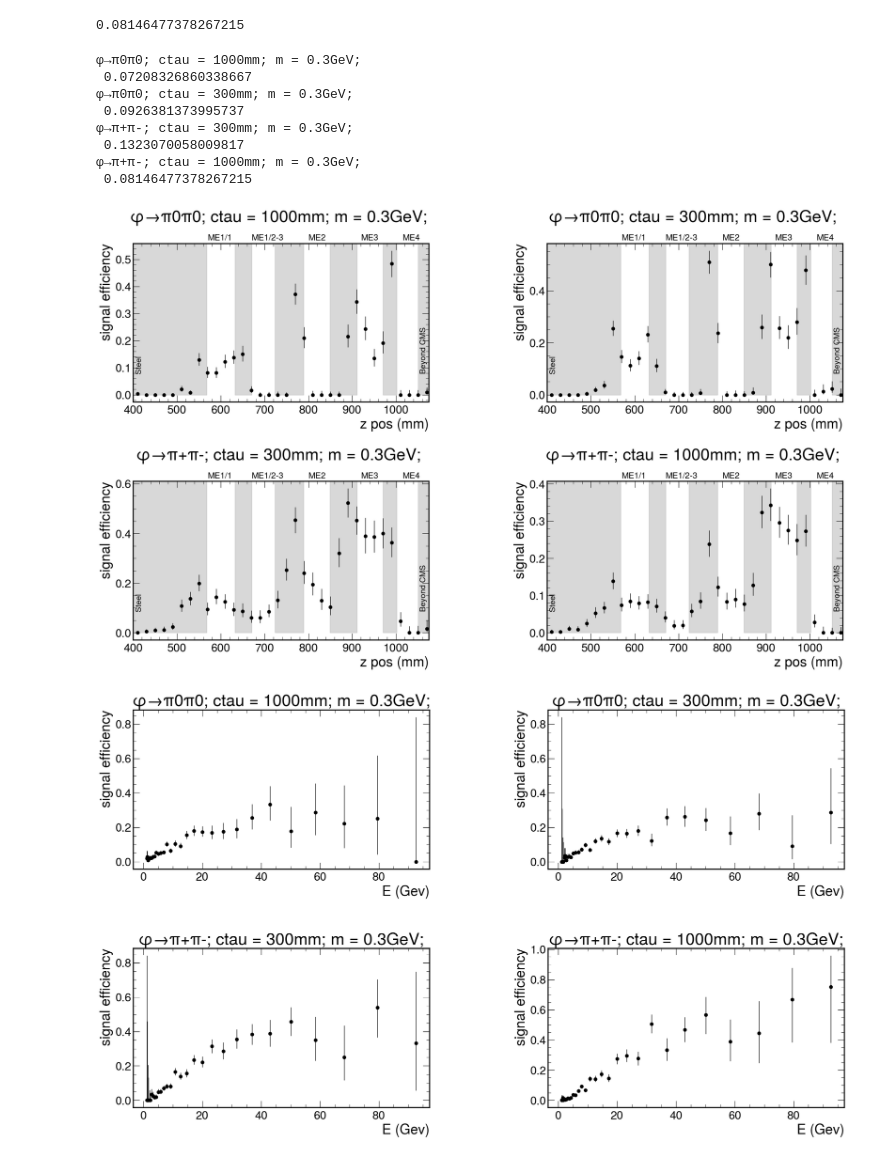
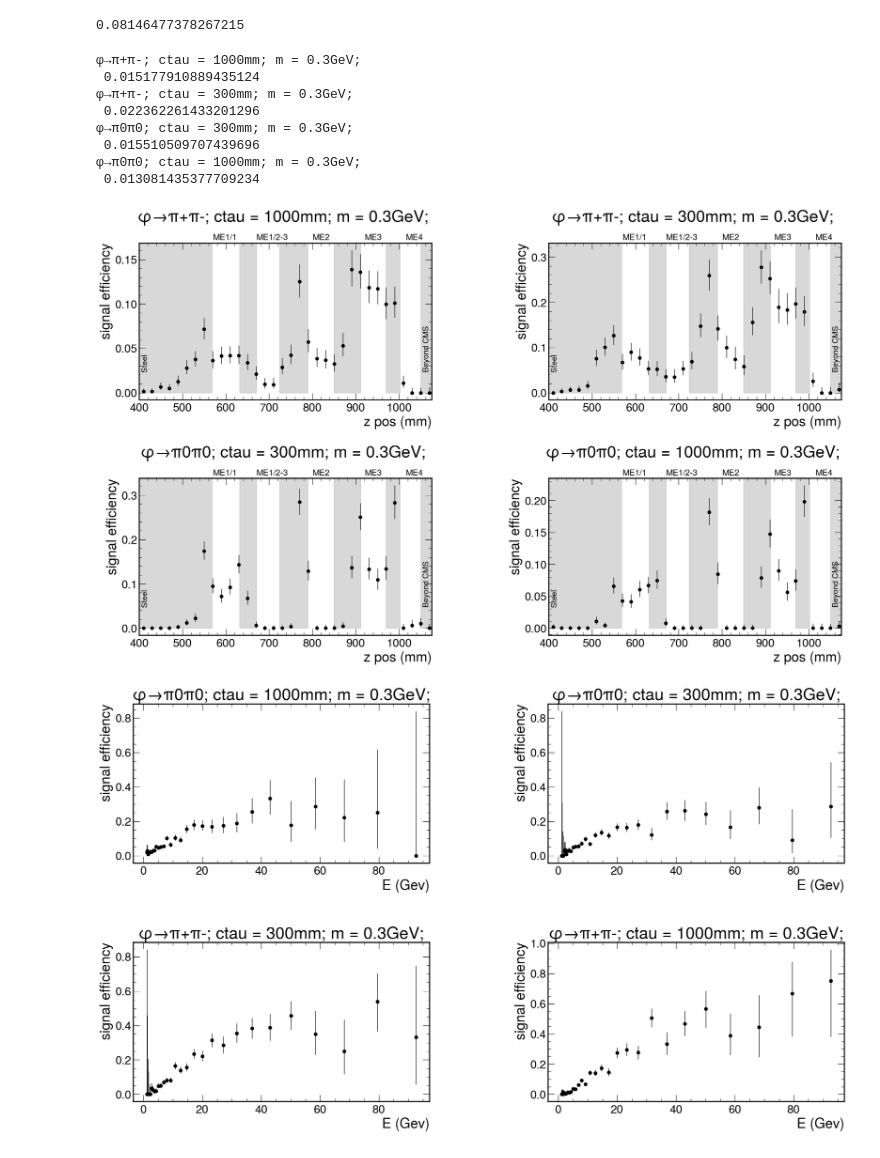
Before and after one commit to arhayrap/BToPhiK_py, a Jupyter notebook: plotter.ipynb, the cells around one changed output. Drawn from its saved outputs; the diff is of its cells as text; code cells hidden in the pictures.

```diff
--- a/plotter.ipynb
+++ b/plotter.ipynb
@@ -129,0 +123,30 @@ plt.show()
+# %%
+key = 'PhiToPi0Pi0_mPhi1p0_ctau300'
+
+fig, ax = plt.subplots(1,1, figsize = (a*16,a*9))
+
+s = ''
+if 'PiPlusPiMinus' in key:
+    s+='φ→π+π-; '
+if 'Pi0Pi0' in key:
+    s+='φ→π0π0; '
+
+if 'ctau1000' in key:
+    s+='ctau = 100cm; '
+if 'ctau300' in key:
+    s+='ctau = 30cm; '
+
+if '0p3' in key:
+    s+='m = 0.3GeV'
+if '1p0' in key:
+    s+='m = 1.0GeV'
+
+ax.plot(out[key]['ctau_list'], out[key]['br'], label = '[CSC]')
+
+plt.title(s)
+plt.xscale("log")
+plt.yscale("log")
+plt.xlabel("ctau (cm)")
+plt.ylabel("BR")
+plt.legend()
+plt.show()
@@ -130,11 +155,13 @@ plt.show()
 # %%
-datasets = list(fileset.keys())
+#datasets = list(fileset.keys())
 
 for dataset in datasets:
     print(dataset)
+    i = 1
     for key in out[dataset]:
         if key.startswith('numEvents_'):# and ('NStation10' not in key):
             print(f"{key[10:]}, {out[dataset][key]}")
+            i+=1
             #print(f"{out[dataset][key]}")
     print()
 # %% [output]
@@ -211,45 +238,45 @@ out[key]['gLLP_decay_vertex_z_matched with no_cut'].sum()/out[key]['gLLP_decay_v
 # %%
 a = 1.5
 fig, axes = plt.subplots(2,2, figsize = (a*16,a*9))
-
-for ax, key in zip(axes.flatten(), datasets):
-    ratio(out[key]['gLLP_decay_vertex_z_matched with no_cut'], out[key]['gLLP_decay_vertex_z with no_cut'], ax)
+reg = 'csc'
+for ax, key in zip(axes.flatten(), ['PhiToPiPlusPiMinus_mPhi0p3_ctau1000','PhiToPiPlusPiMinus_mPhi0p3_ctau300','PhiToPi0Pi0_mPhi0p3_ctau300','PhiToPi0Pi0_mPhi0p3_ctau1000',]):
+    ratio(out[key]['gLLP_decay_vertex_z_matched with posttrigger'], out[key]['gLLP_decay_vertex_z with posttrigger'], ax)
     drawCSCz(ax)
     ax.set_xlabel("z pos (mm)")
     ax.set_ylabel("signal efficiency")
     s = ''
     if 'PiPlusPiMinus' in key:
         s+='φ→π+π-; '
     if 'Pi0Pi0' in key:
         s+='φ→π0π0; '
 
     if 'ctau1000' in key:
         s+='ctau = 1000mm; '
     if 'ctau300' in key:
         s+='ctau = 300mm; '
 
     if '0p3' in key:
         s+='m = 0.3GeV; \n'
     if '1p0' in key:
         s+='m = 1.0GeV; \n'
 
     ax.set_title(s)
 
-    print(s, out[key]['gLLP_decay_vertex_z_matched with no_cut'].sum()/out[key]['gLLP_decay_vertex_z with no_cut'].sum())
+    print(s, out[key]['gLLP_decay_vertex_z_matched with posttrigger'].sum()/out[key]['gLLP_decay_vertex_z with posttrigger'].sum())
 
 fig.subplots_adjust(hspace=.5, wspace=.4)
 
 plt.show()
 # %% [output]
+φ→π+π-; ctau = 1000mm; m = 0.3GeV;
+ 0.015177910889435124
+φ→π+π-; ctau = 300mm; m = 0.3GeV;
+ 0.022362261433201296
+φ→π0π0; ctau = 300mm; m = 0.3GeV;
+ 0.015510509707439696
 φ→π0π0; ctau = 1000mm; m = 0.3GeV;
- 0.07208326860338667
-φ→π0π0; ctau = 300mm; m = 0.3GeV;
- 0.0926381373995737
-φ→π+π-; ctau = 300mm; m = 0.3GeV;
- 0.1323070058009817
-φ→π+π-; ctau = 1000mm; m = 0.3GeV;
- 0.08146477378267215
+ 0.013081435377709234
-[figure, old version]
+[figure, new version]
 # %%
 a = 1.5
 fig, axes = plt.subplots(2,2, figsize = (a*16,a*9))
```
Also changed, not shown: parts of 13 cells of this notebook, 7 other files.
